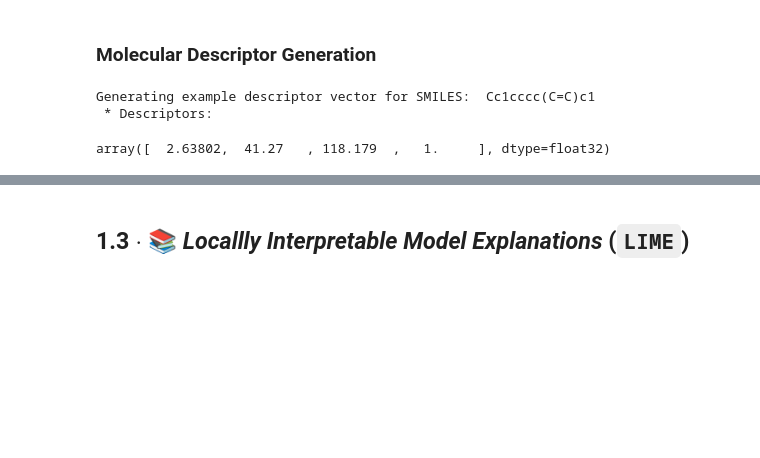
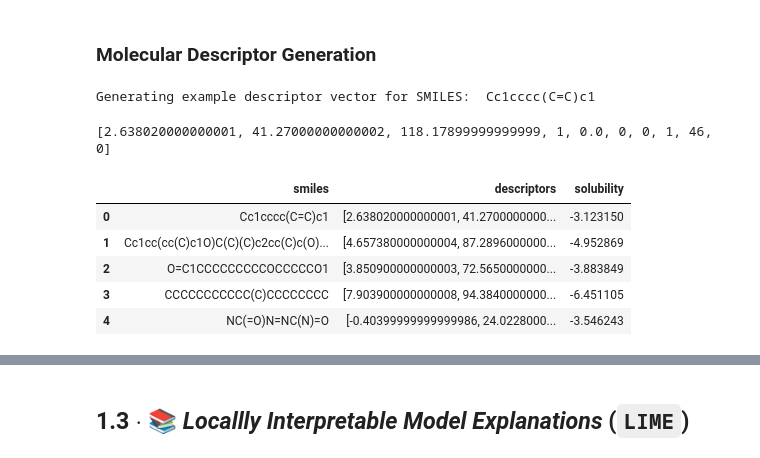
Before and after one commit to SPP2363/06_xAI_in_chemistry, a Jupyter notebook: 01_feature_attribution_methods.ipynb, the cells around one changed output, grey strips where cells are left out. Drawn from its saved outputs; the diff is of its cells as text; code cells hidden in the pictures; blank space fills up the shorter version.

```diff
--- a/01_feature_attribution_methods.ipynb
+++ b/01_feature_attribution_methods.ipynb
@@ -39,34 +75,89 @@ class DescriptorGenerator:
 
         self.DESCRIPTOR_DETAIL_MAP: dict[str, dict] = {
             'clogp': {
+                'name': 'Crippen LogP',
                 'description': 'Fragment-based Crippen LogP approximation',
                 'function': lambda mol: [Chem.Crippen.MolLogP(mol)],
             },
             'cmr': {
+                'name': 'Crippen Molecular Refractivity',
                 'description': 'Fragment-based Crippen Molecular Refractivity approximation',
                 'function': lambda mol: [Chem.Crippen.MolMR(mol)],
             },
             'weight': {
+                'name': 'Molecular Weight',
                 'description': 'Molecular weight',
                 'function': lambda mol: [Chem.Descriptors.MolWt(mol)],
             },
             'num_aromatic_rings': {
+                'name': 'Num. Aromatic Rings',
                 'description': 'Number of aromatic rings',
                 'function': lambda mol: [Chem.Descriptors.NumAromaticRings(mol)],
             },
+            'tpsa': {
+                'name': 'Topological Polar Surface Area',
+                'description': 'Topological Polar Surface Area (TPSA)',
+                'function': lambda mol: [Chem.Descriptors.TPSA(mol)],
+            },
+            'num_h_donors': {
+                'name': 'Num. H-bond Donors',
+                'description': 'Number of hydrogen bond donors',
+                'function': lambda mol: [Chem.Descriptors.NumHDonors(mol)],
+            },
+            'num_h_acceptors': {
+                'name': 'Num. H-bond Acceptors',
+                'description': 'Number of hydrogen bond acceptors',
+                'function': lambda mol: [Chem.Descriptors.NumHAcceptors(mol)],
+            },
+            'num_rotatable_bonds': {
+                'name': 'Num. Rotatable Bonds',
+                'description': 'Number of rotatable bonds',
+                'function': lambda mol: [Chem.Descriptors.NumRotatableBonds(mol)],
+            },
+            'num_valence_electrons': {
+                'name': 'Valence Electron Count',
+                'description': 'Number of valence electrons',
+                'function': lambda mol: [Chem.Descriptors.NumValenceElectrons(mol)],
+            },
+            'num_halogen_frags': {
+                'name': 'Num. Halogen Fragments',
+                'description': 'Number of halogen fragments',
+                'function': lambda mol: [Chem.Descriptors.fr_halogen(mol)],
+            }
         }
 
-    def get_descriptor_vector(self, smiles: str) -> np.ndarray:
+    def get_descriptor_vector(self, value: str | Chem.Mol) -> list[float]:
 
-        mol: Chem.Mol = Chem.MolFromSmiles(smiles)
+        # We'll accept the input argument as either a SMILES string representation, which we first
+        # need to convert to a mol object, or a mol object directly.
+        if isinstance(value, str):
+            mol: Chem.Mol = Chem.MolFromSmiles(value)
+        else:
+            mol: Chem.Mol = value
 
+        # This list will contain all of the actually calculated descriptor values and is converted
+        # into a numpy array at the end.
         values: list[float] = []
+        # Using the Mol object, we can generate the descriptor vector by iteratively applying all
+        # of the descriptor-producing functions defined in the DESCRIPTOR_DETAIL_MAP
         for descriptor_name, descriptor_info in self.DESCRIPTOR_DETAIL_MAP.items():
             values += descriptor_info['function'](mol)
 
-        return np.array(values, dtype=np.float32)
+        return values
 
+    @property
+    def descriptor_names(self) -> list[str]:
+        descriptor_names: list[str] = [
+            descriptor_info['name']
+            for descriptor_key, descriptor_info in self.DESCRIPTOR_DETAIL_MAP.items()
+        ]
+        return descriptor_names
 
+    def __len__(self) -> int:
+        """
+        Returns the number of descriptors generated by this generator for each molecule.
+        """
+        return len(self.DESCRIPTOR_DETAIL_MAP)
 
 
 # --- example usage ---
@@ -79,5 +170,16 @@ descriptors: np.ndarray = descriptor_generator.get_descriptor_vector(smiles)
 pprint(descriptors)
 # %% [output]
 Generating example descriptor vector for SMILES:  Cc1cccc(C=C)c1
- * Descriptors:
-array([  2.63802,  41.27   , 118.179  ,   1.     ], dtype=float32)
+[2.638020000000001, 41.27000000000002, 118.17899999999999, 1, 0.0, 0, 0, 1, 46, 0]
+# %%
+# --- generating descriptors for dataset ---
+
+data_frame['descriptors'] = data_frame['mol'].apply(descriptor_generator.get_descriptor_vector)
+data_frame[['smiles', 'descriptors', 'solubility']].head()
+# %% [output]
+|  | smiles | descriptors | solubility |
+| 0 | Cc1cccc(C=C)c1 | [2.638020000000001, 41.2700000000... | -3.123150 |
+| 1 | Cc1cc(cc(C)c1O)C(C)(C)c2cc(C)c(O)... | [4.657380000000004, 87.2896000000... | -4.952869 |
+| 2 | O=C1CCCCCCCCCOCCCCCO1 | [3.850900000000003, 72.5650000000... | -3.883849 |
+| 3 | CCCCCCCCCCC(C)CCCCCCCC | [7.903900000000008, 94.3840000000... | -6.451105 |
+| 4 | NC(=O)N=NC(N)=O | [-0.40399999999999986, 24.0228000... | -3.546243 |
```
Also changed, not shown: parts of 13 cells of this notebook, 1 other file.
